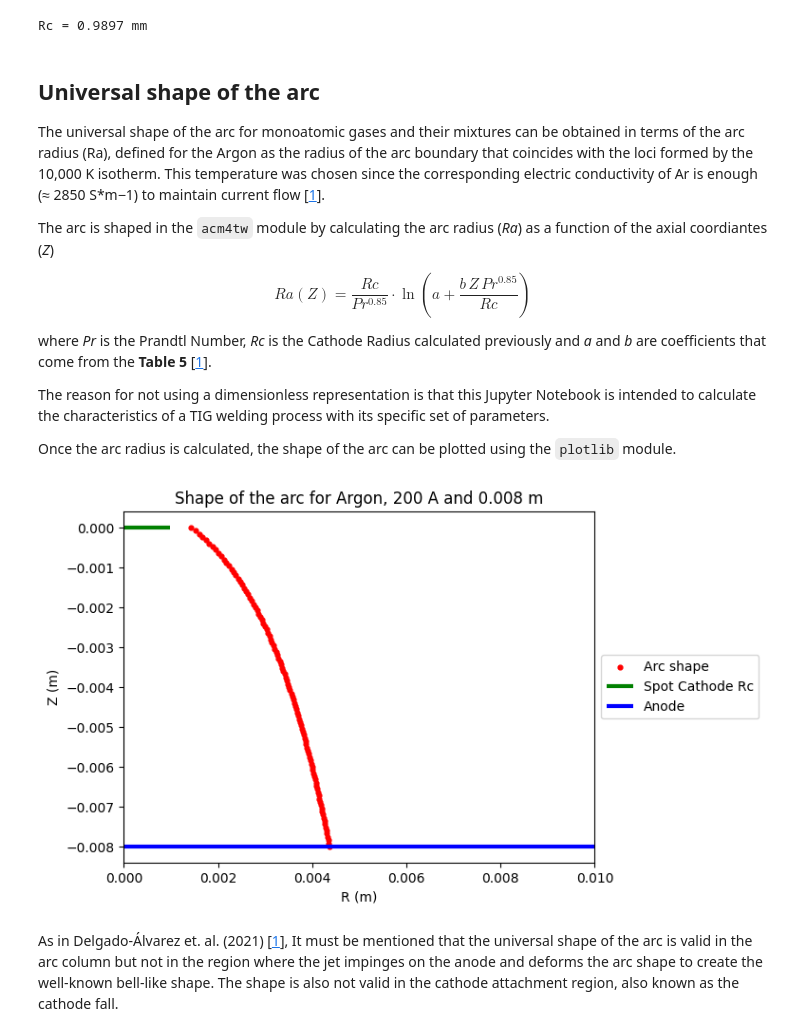
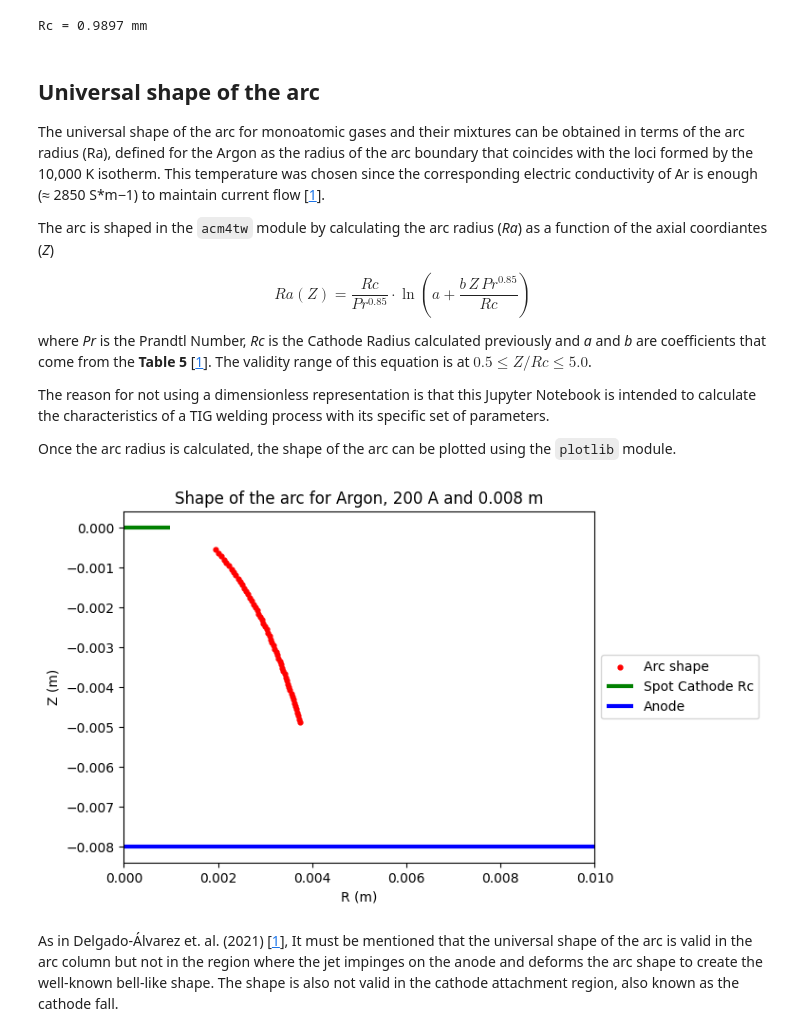
Before and after one commit to mateotournoud/acm4tw, a Jupyter notebook: Arc Characteristics Model for TIG Welding.ipynb, the cells around one changed output. Drawn from its saved outputs; the diff is of its cells as text; code cells hidden in the pictures.

```diff
--- a/Arc Characteristics Model for TIG Welding.ipynb
+++ b/Arc Characteristics Model for TIG Welding.ipynb
@@ -31,6 +30,8 @@ As a recommendation, Delgado-Álvarez et al. (2021) [[1](#ref-1)] specify that "
 gas_name = "Argon" # Argon, Helium, Argon/Helium
 current = 200 # A
 arclength = 8 # mm
+valid_arc_shape = True # True/False
+valid_arc_column = False # True/False
 # %% [markdown]
 ### Import the libraries
 
@@ -143,7 +154,7 @@ a + \frac{b \, Z \, Pr^{\mathrm{0.85}}}{Rc}
 \right)
 $$
 
-where *Pr* is the Prandtl Number, *Rc* is the Cathode Radius calculated previously and *a* and *b* are coefficients that come from the **Table 5** [[1](#ref-1)].
+where *Pr* is the Prandtl Number, *Rc* is the Cathode Radius calculated previously and *a* and *b* are coefficients that come from the **Table 5** [[1](#ref-1)]. The validity range of this equation is at $0.5 ≤ Z/Rc ≤ 5.0$.
 
 The reason for not using a dimensionless representation is that this Jupyter Notebook is intended to calculate the characteristics of a TIG welding process with its specific set of parameters.
 
@@ -151,15 +162,23 @@ Once the arc radius is calculated, the shape of the arc can be plotted using the
 # %%
 # Select the coefficients a and b
 row11 = table5.loc[table5["equation"] == "Ra_from_Z"].iloc[0]
 a11, b11 = row11["a"], row11["b"]
 
 # Calculate Ra
 Ra = acm4tw.Ra_from_Z(Zcoord,Rc,Pr_number,a11,b11)
 
+# Filter Ra for valid range
+if valid_arc_shape:
+    Ra_filtered = Zcoord*(-1)/Rc
+    mask = (Ra_filtered < 0.5) | (Ra_filtered > 5.0)
+    Ra_filtered = np.where(mask, np.nan, Ra)
+else:
+    Ra_filtered = Ra
+
 # Plot Ra
-plotlib.shape_of_the_arc(Ra,Zcoord,Rc,arclength,gas_name,current)
+plotlib.shape_of_the_arc(Ra_filtered,Zcoord,Rc,arclength,gas_name,current)
 # %% [output]
-[figure, old version]
+[figure, new version]
 # %% [markdown]
 As in Delgado-Álvarez et. al. (2021) [[1](#ref-1)], It must be mentioned that the universal shape of the arc is valid in the arc column but not in the region where the jet impinges on the anode and deforms the arc shape to create the well-known bell-like shape. The shape is also not valid in the cathode attachment region, also known as the cathode fall.
 # %% [markdown]
```
Also changed, not shown: parts of 19 cells of this notebook, 6 other files.
